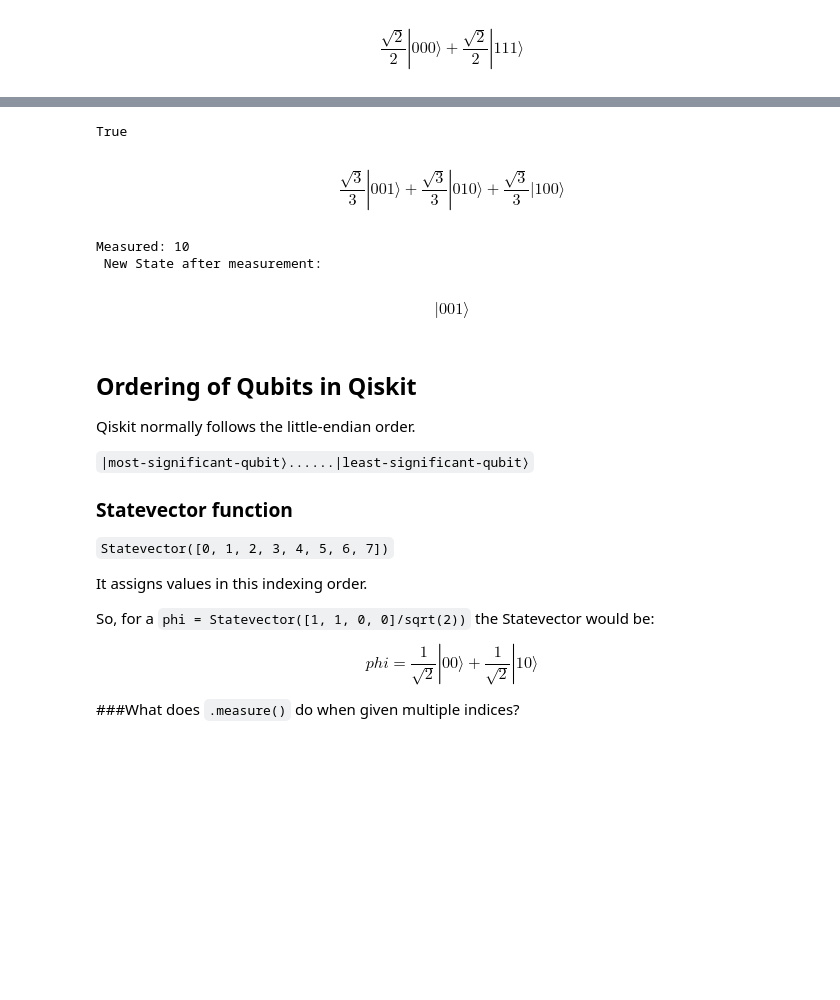
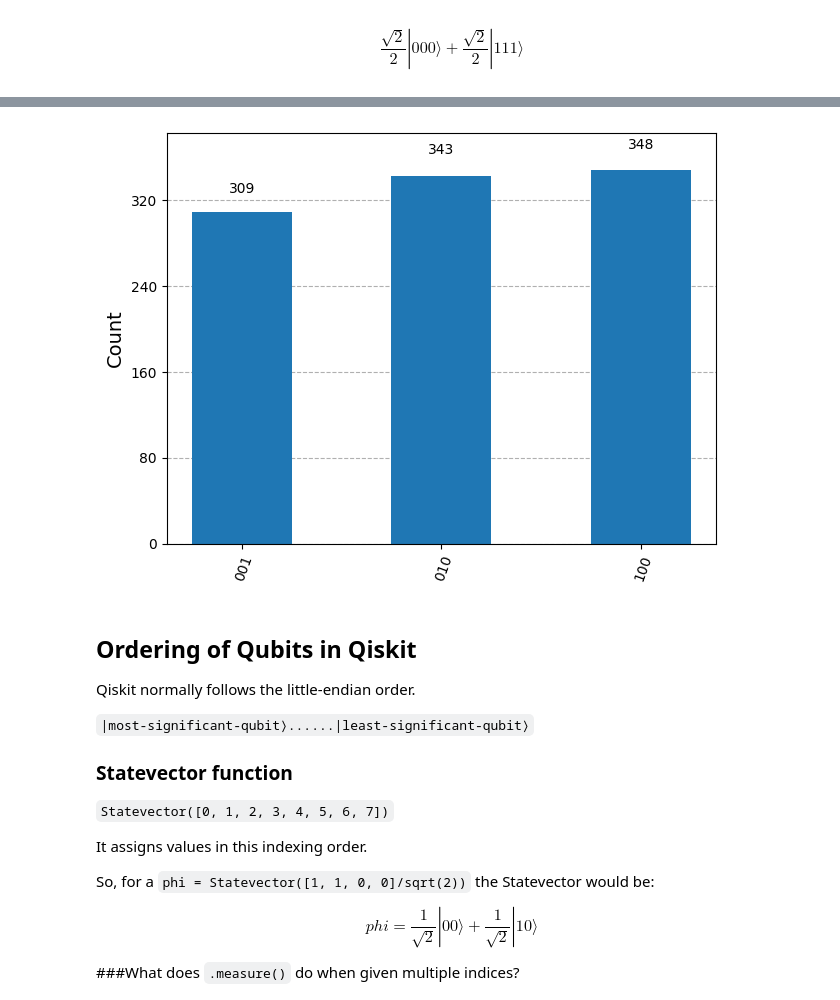
Before and after one commit to aaqhilahamed2004-ops/QiskitCourses, a Jupyter notebook: Basics_of_Quantum_Information.ipynb, the cells around one changed output, grey strips where cells are left out. Saved outputs shown, nothing was run; the diff lists cells and outputs as text; code cells hidden in the pictures; blank space fills up the shorter version.

```diff
--- a/Basics_of_Quantum_Information.ipynb
+++ b/Basics_of_Quantum_Information.ipynb
@@ -227,18 +221,8 @@ $$ |111\rangle$$
-# %%
-W = Statevector([0, 1, 1, 0, 1, 0, 0, 0]/sqrt(3))
-display(W.is_valid())
-display(W.draw("latex"))
-
-measured, new_state = W.measure([2,0])
-
-print(f"Measured: {measured} \n New State after measurement:")
-display(new_state.draw("latex"))
-# %% [output]
-True
-$$\frac{\sqrt{3}}{3} |001\rangle+\frac{\sqrt{3}}{3} |010\rangle+\frac{\sqrt{3}}{3} |100\rangle$$
-Measured: 10
- New State after measurement:
-$$ |001\rangle$$
+# %%
+stats = W.sample_counts(1000)
+plot_histogram(stats)
+# %% [output]
+[figure, added]
 # %% [markdown]
 ## Ordering of Qubits in Qiskit
 
```
Also changed, not shown: parts of 6 cells of this notebook.
